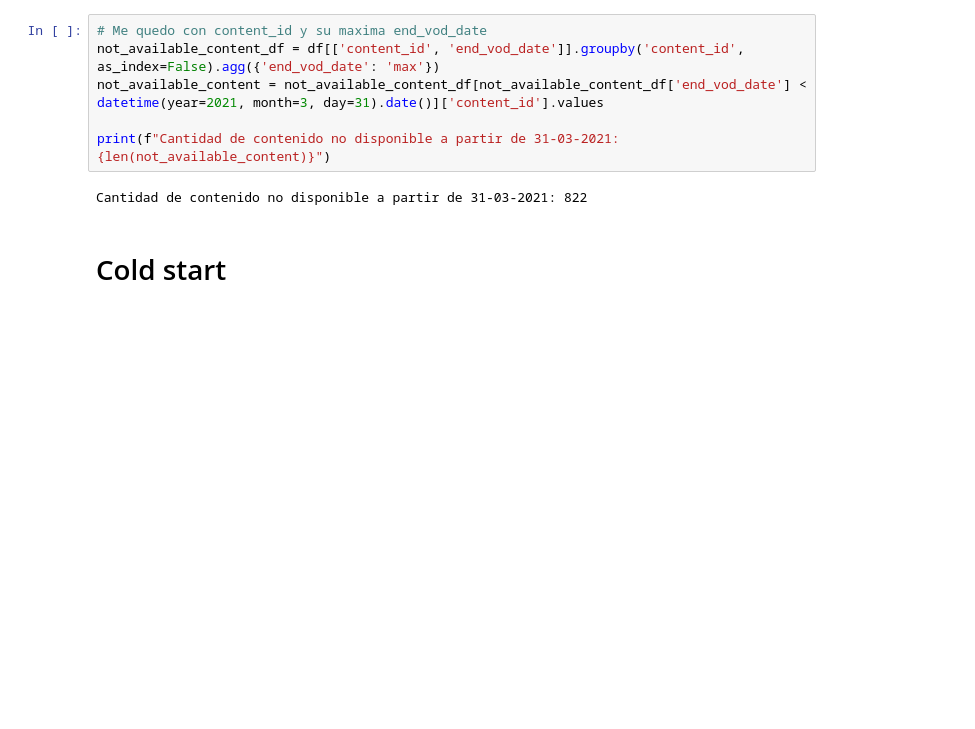
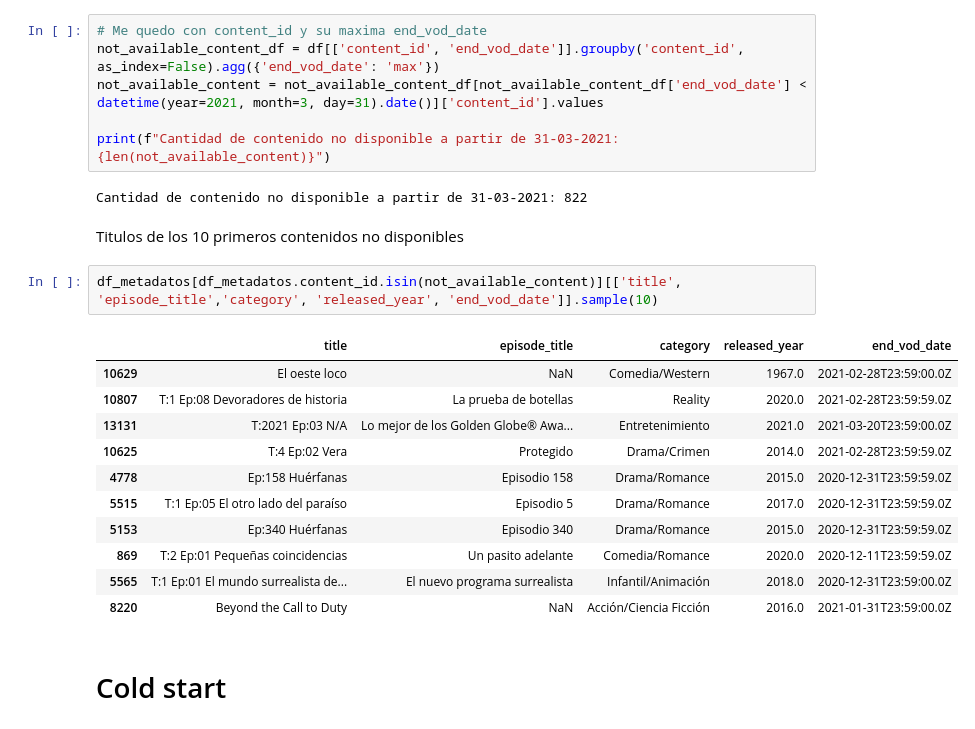
Before and after one commit to ivanjavierparra/Data-Science-Sprint-3, a Jupyter notebook: Entrega_3.ipynb, the cells around one changed output. Saved outputs shown, nothing was run; the diff lists cells and outputs as text; blank space fills up the shorter version.

Commit message:
Se agregaron titulos de peliculas

```diff
--- a/Entrega_3.ipynb
+++ b/Entrega_3.ipynb
@@ -991,6 +991,22 @@ not_available_content = not_available_content_df[not_available_content_df['end_v
 print(f"Cantidad de contenido no disponible a partir de 31-03-2021: {len(not_available_content)}")
 # %% [output]
 Cantidad de contenido no disponible a partir de 31-03-2021: 822
+# %% [markdown]
+Titulos de los 10 primeros contenidos no disponibles
+# %%
+df_metadatos[df_metadatos.content_id.isin(not_available_content)][['title', 'episode_title','category', 'released_year', 'end_vod_date']].sample(10)
+# %% [output]
+|  | title | episode_title | category | released_year | end_vod_date |
+| 10629 | El oeste loco | NaN | Comedia/Western | 1967.0 | 2021-02-28T23:59:00.0Z |
+| 10807 | T:1 Ep:08 Devoradores de historia | La prueba de botellas | Reality | 2020.0 | 2021-02-28T23:59:59.0Z |
+| 13131 | T:2021 Ep:03 N/A | Lo mejor de los Golden Globe® Awa... | Entretenimiento | 2021.0 | 2021-03-20T23:59:00.0Z |
+| 10625 | T:4 Ep:02 Vera | Protegido | Drama/Crimen | 2014.0 | 2021-02-28T23:59:59.0Z |
+| 4778 | Ep:158 Huérfanas | Episodio 158 | Drama/Romance | 2015.0 | 2020-12-31T23:59:59.0Z |
+| 5515 | T:1 Ep:05 El otro lado del paraíso | Episodio 5 | Drama/Romance | 2017.0 | 2020-12-31T23:59:59.0Z |
+| 5153 | Ep:340 Huérfanas | Episodio 340 | Drama/Romance | 2015.0 | 2020-12-31T23:59:59.0Z |
+| 869 | T:2 Ep:01 Pequeñas coincidencias | Un pasito adelante | Comedia/Romance | 2020.0 | 2020-12-11T23:59:59.0Z |
+| 5565 | T:1 Ep:01 El mundo surrealista de... | El nuevo programa surrealista | Infantil/Animación | 2018.0 | 2020-12-31T23:59:00.0Z |
+| 8220 | Beyond the Call to Duty | NaN | Acción/Ciencia Ficción | 2016.0 | 2021-01-31T23:59:00.0Z |
 # %% [markdown]
 # Cold start
 # %% [markdown]
```
Also changed, not shown: parts of 8 cells of this notebook.
